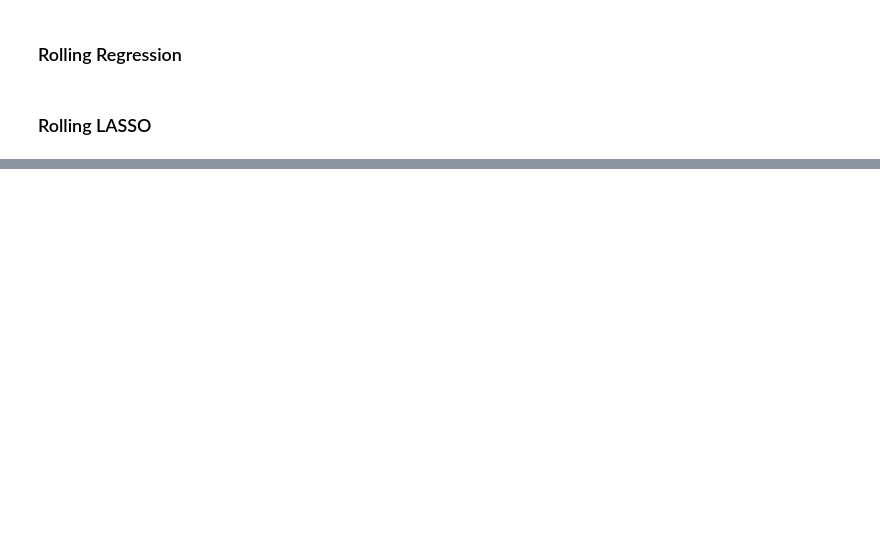
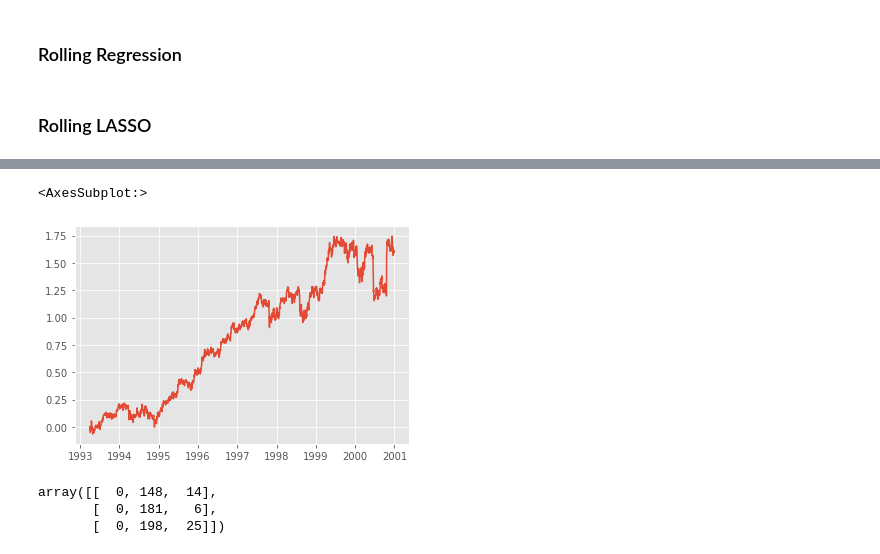
Before and after one commit to Parhamallboje/BigDatainFinance1, a Jupyter notebook: Big Data 1.ipynb, the cells around one changed output, grey strips where cells are left out. Cells and saved outputs as stored; diff of their text form; code cells hidden in the pictures; blank space fills up the shorter version.

```diff
--- a/Big Data 1.ipynb
+++ b/Big Data 1.ipynb
@@ -134,0 +191,5 @@ for i,number in enumerate(PERMNO):
+# %%
+returns[10145].cumsum().plot()
+# %% [output]
+<AxesSubplot:>
+[figure, added]
@@ -134,0 +198,6 @@ for i,number in enumerate(PERMNO):
+# %%
+confusion_matrix(stock_RF['55976_5_RF_RETURNS'], stock_RF['55976_5_RF_PRED'])
+# %% [output]
+array([[  0, 148,  14],
+       [  0, 181,   6],
+       [  0, 198,  25]])
```
Also changed, not shown: parts of 30 cells of this notebook, 3 other files.
